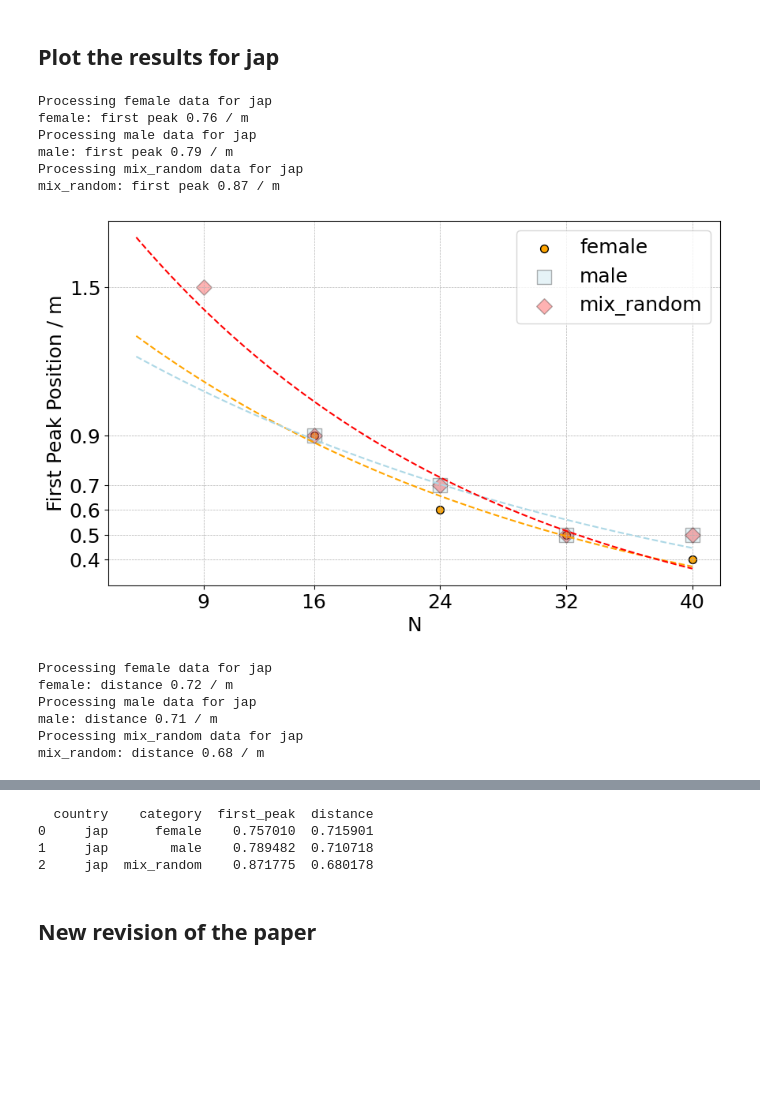
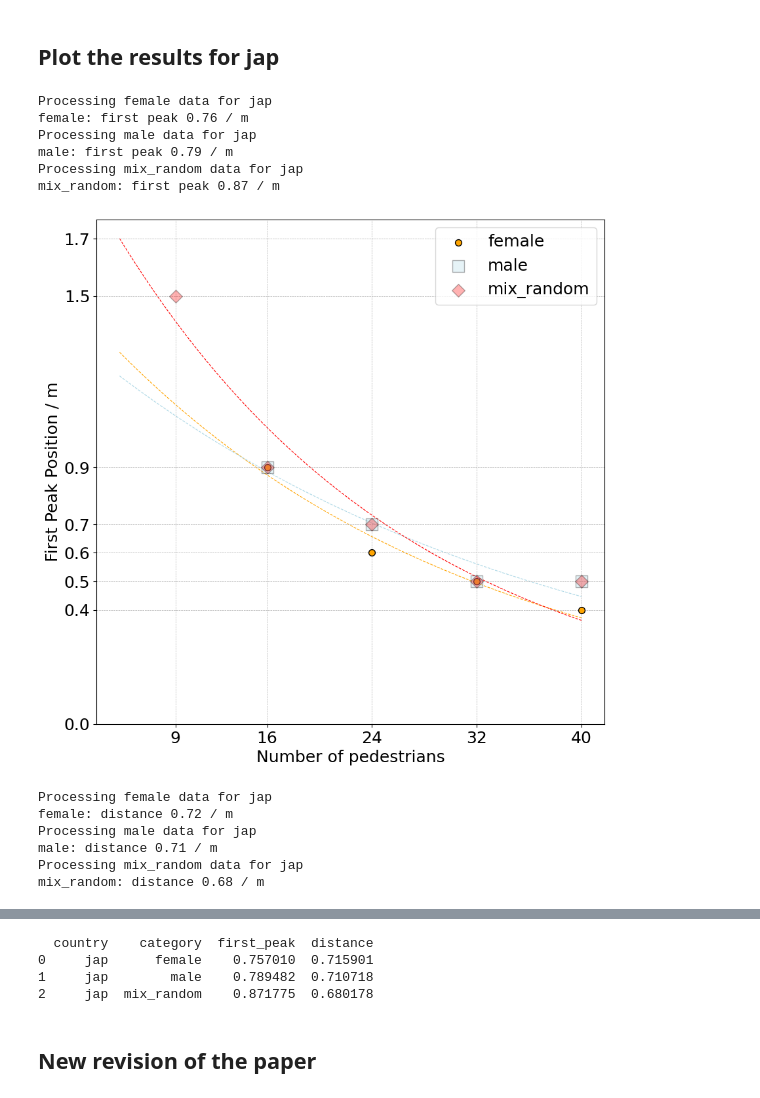
Before and after one commit to PedestrianDynamics/gender-experiments, a Jupyter notebook: notebooks/pair_distance_linear.ipynb, the cells around one changed output, grey strips where cells are left out. Cells and saved outputs as stored; diff of their text form; code cells hidden in the pictures; blank space fills up the shorter version.

Commit message:
Make figures square

```diff
--- a/notebooks/pair_distance_linear.ipynb
+++ b/notebooks/pair_distance_linear.ipynb
@@ -1008,7 +1008,7 @@ sizes = {"male": 150, "female": 50, "mix_random": 100}
 markers = {"male": "s", "female": "o", "mix_random": "D"}
 alphas = {"male": 0.3, "female": 1, "mix_random": 0.3}
 country = 'jap'
-
+lw = 0.8
 
 yticks_first_peak = []
 yticks_distance = []
@@ -1037,7 +1037,7 @@ def plot_first_peak(ax, data, category):
         alpha=alphas[category],
         label=category,
         color=color_map[category],
-        s=sizes[category],
+        s=sizes[category], zorder=2
     )
 
     # Fit curve for first peak
@@ -1050,10 +1050,11 @@ def plot_first_peak(ax, data, category):
         np.linspace(min(unique_N), max(unique_N), 100)[2:],
         y_fit_first_peak,
         color=color_map[category],
-        linestyle="--"
+        linestyle="--", lw=lw,
+        zorder=1
     )
 
-    # Add yticks for first peak
+
     yticks_first_peak.append(np.round(means_first_peak[2:], 1))
     return fit_function(20, *params_first_peak)
 
@@ -1062,7 +1063,20 @@ def plot_first_peak(ax, data, category):
 def plot_distance(ax, data, category):
     unique_N = np.unique(data["N"])
     means_distance = data.groupby("N")["distance"].mean()
+   # Fit curve for distance
+    params_distance, _ = curve_fit(fit_function, unique_N[2:], means_distance[2:])
+    y_fit_distance = fit_function(
+        np.linspace(min(unique_N), max(unique_N), 100)[2:], *params_distance
+    )
+    ax.plot(
+        np.linspace(min(unique_N), max(unique_N), 100)[2:],
+        y_fit_distance,
+        "--",
+        color=color_map[category],
+        lw=lw,
+        zorder=1
 
+    )
     # Scatter plot for distance to second peak
     ax.scatter(
         unique_N[2:],
@@ -1072,20 +1086,9 @@ def plot_distance(ax, data, category):
         alpha=alphas[category],
         label=category,
         color=color_map[category],
-        s=sizes[category],
+        s=sizes[category], zorder=2
     )
 
-    # Fit curve for distance
-    params_distance, _ = curve_fit(fit_function, unique_N[2:], means_distance[2:])
-    y_fit_distance = fit_function(
-        np.linspace(min(unique_N), max(unique_N), 100)[2:], *params_distance
-    )
-    ax.plot(
-        np.linspace(min(unique_N), max(unique_N), 100)[2:],
-        y_fit_distance,
-        "--",
-        color=color_map[category],
-    )
 
     # Add yticks for distance
     yticks_distance.append(np.round(means_distance[2:], 1))
@@ -1094,7 +1097,7 @@ def plot_distance(ax, data, category):
 jap_subset = []
 # Main plotting routine
 # Create figure for First Peak
-fig1, ax1 = plt.subplots(figsize=(10, 6))
+fig1, ax1 = plt.subplots(figsize=(10, 10))
 for category in local_categories:
     print(f"Processing {category} data for {country}")
     data_prepared = prepare_data(final_results0, category, country)
@@ -1104,48 +1107,59 @@ for category in local_categories:
 
 # Customize the first peak plot
 plt.xticks(np.unique(data_prepared["N"])[2:], np.unique(data_prepared["N"])[2:])
-yticks_first_peak = np.unique(np.concatenate(yticks_first_peak))
-plt.xlabel("N", fontsize=18)
+#yticks_first_peak = np.unique(np.concatenate(yticks_first_peak))
+yticks_first_peak_flat = np.hstack(yticks_first_peak)
+yticks_first_peak_flat = np.concatenate([yticks_first_peak_flat, [0, 1.7]])
+yticks_first_peak = np.unique(yticks_first_peak_flat)
+
+plt.xlabel("Number of pedestrians", fontsize=18)
 plt.ylabel("First Peak Position / m", fontsize=18)
 plt.yticks(yticks_first_peak, [f"{ytick:.1f}" for ytick in yticks_first_peak])
 plt.grid(True, which="both", linestyle="--", linewidth=0.5)
 plt.legend(fontsize=18)
 plt.tick_params(axis="both", which="major", labelsize=18)
 #plt.title(f"First Peak Position for Male and Female in {country}", fontsize=20)
+figname = f"category/pdf/fit_jap_first_peak.pdf"
+plt.savefig(figname)
 plt.show()
 
 # Create figure for Distance to Second Peak
-fig2, ax2 = plt.subplots(figsize=(10, 6))
+fig2, ax2 = plt.subplots(figsize=(10, 10))
 for category in local_categories:
     print(f"Processing {category} data for {country}")
     data_prepared = prepare_data(final_results0, category, country)
     dis_20 = plot_distance(ax2, data_prepared, category)
     print(f"{category}: distance {dis_20:.2f} / m")
     for result in jap_subset:
         if result['category'] == category and result['country'] == country:
             result['distance'] = dis_20  # Update the distance
 
 # Customize the distance plot
 plt.xticks(np.unique(data_prepared["N"])[2:], np.unique(data_prepared["N"])[2:])
-yticks_distance = np.unique(np.concatenate(yticks_distance))
-plt.xlabel("N", fontsize=18)
+yticks_distance_flat = np.hstack(yticks_distance)
+yticks_distance_flat = np.concatenate([yticks_distance_flat, [0, 1.7]])
+yticks_distance = np.unique(yticks_distance_flat)
+
+plt.xlabel("Number of pedestrians", fontsize=18)
 plt.ylabel("Distance to Second Peak / m", fontsize=18)
 plt.yticks(yticks_distance, [f"{ytick:.1f}" for ytick in yticks_distance])
 plt.grid(True, which="both", linestyle="--", linewidth=0.5)
 plt.legend(fontsize=18)
 plt.tick_params(axis="both", which="major", labelsize=18)
 #plt.title(f"Distance to Second Peak for Male and Female in {country}", fontsize=20)
+figname = f"category/pdf/fit_jap_distance.pdf"
+plt.savefig(figname)
 plt.show()
 jap_subset = pd.DataFrame(jap_subset)
 print(jap_subset)
 # %% [output]
 Processing female data for jap
 female: first peak 0.76 / m
 Processing male data for jap
 male: first peak 0.79 / m
 Processing mix_random data for jap
 mix_random: first peak 0.87 / m
-[figure, old version]
+[figure, new version]
 Processing female data for jap
 female: distance 0.72 / m
 Processing male data for jap
```
Also changed, not shown: parts of 2 cells of this notebook.
